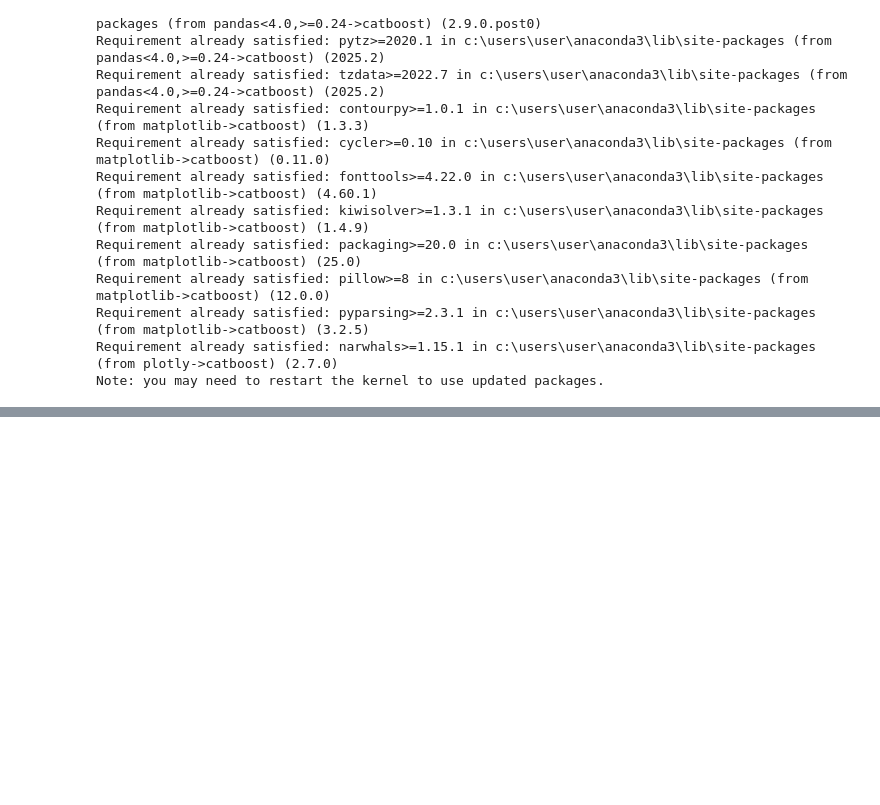
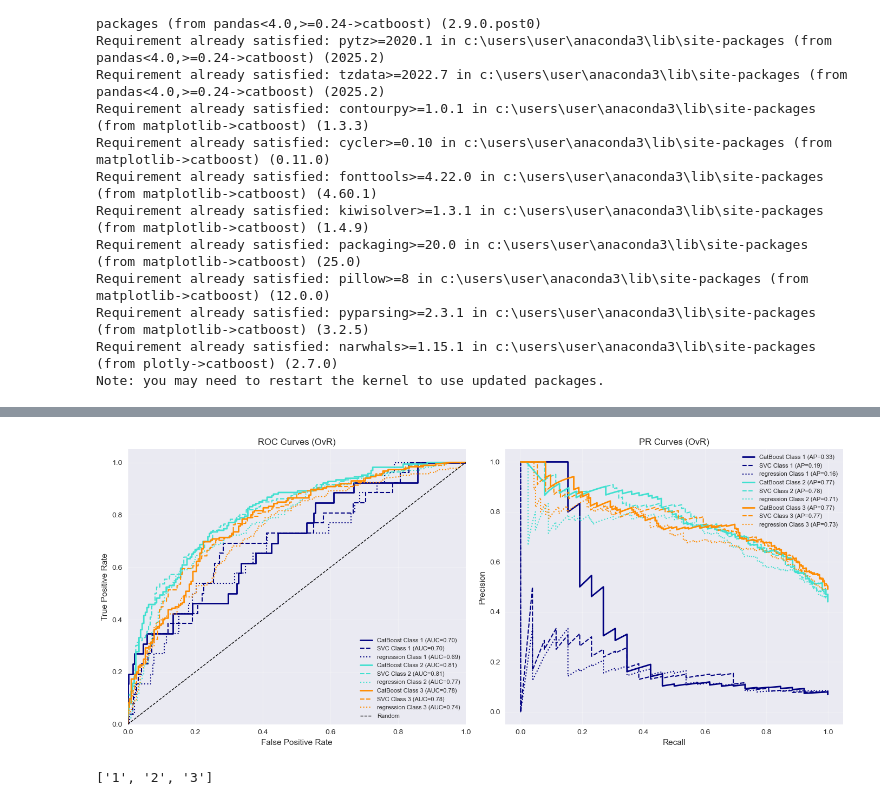
Before and after one commit to Megamozkul/test-repository, a Jupyter notebook: dz13.ipynb, the cells around one changed output, grey strips where cells are left out. Cells and saved outputs as stored; diff of their text form; code cells hidden in the pictures; blank space fills up the shorter version.

```diff
--- a/dz13.ipynb
+++ b/dz13.ipynb
@@ -131,4 +122,4 @@ df
 # %%
 ##Преобразовать датасет в TF-IDF, поделить на треин-тест и спрогнозировать моделью SVM
 X = df['tweet']
-y = df['user']
+y = df['SENTIMENT']
@@ -487,0 +548,18 @@ Test F1 macro: 0.333341460480608
+# %%
+print("\n--- CatBoost ---")
+print(f"ROC-AUC (macro): {np.mean(auc_cat):.4f}")
+print(f"AP (macro):      {np.mean(ap_cat):.4f}")
+for i, (a, p) in enumerate(zip(auc_cat, ap_cat)):
+    print(f"Class {classes[i]}: ROC-AUC={a:.4f}, AP={p:.4f}")
+
+print("\n--- SVC ---")
+print(f"ROC-AUC (macro): {np.mean(auc_svc):.4f}")
+print(f"AP (macro):      {np.mean(ap_svc):.4f}")
+for i, (a, p) in enumerate(zip(auc_svc, ap_svc)):
+    print(f"Class {classes[i]}: ROC-AUC={a:.4f}, AP={p:.4f}")
+
+print("\n--- Logistic regression ---")
+print(f"ROC-AUC (macro): {np.mean(auc_reg):.4f}")
+print(f"AP (macro):      {np.mean(ap_reg):.4f}")
+for i, (a, p) in enumerate(zip(auc_reg, ap_reg)):
+    print(f"Class {classes[i]}: ROC-AUC={a:.4f}, AP={p:.4f}")
@@ -487,0 +587,56 @@ Test F1 macro: 0.333341460480608
+# %%
+##AP и PR-кривые
+plt.style.use('seaborn-v0_8')
+fig, axs = plt.subplots(1, 2, figsize=(14, 6))
+colors = cycle(['navy', 'turquoise', 'darkorange', 'cornflowerblue', 'teal'])
+
+# ROC
+ax = axs[0]
+for i, color in zip(range(n_classes), colors):
+    fpr_cat, tpr_cat, _ = roc_curve(y_test_bin[:, i], y_pred_proba_cat[:, i])
+    ax.plot(fpr_cat, tpr_cat, color=color, lw=2,
+            label=f'CatBoost Class {classes[i]} (AUC={auc_cat[i]:.2f})')
+
+    fpr_svc, tpr_svc, _ = roc_curve(y_test_bin[:, i], y_pred_proba_svc[:, i])
+    ax.plot(fpr_svc, tpr_svc, color=color, lw=1.5, linestyle='--',
+            label=f'SVC Class {classes[i]} (AUC={auc_svc[i]:.2f})')
+
+    fpr_reg, tpr_reg, _ = roc_curve(y_test_bin[:, i], y_pred_proba_reg[:, i])
+    ax.plot(fpr_reg, tpr_reg, color=color, lw=1.5, linestyle=':',
+            label=f'regression Class {classes[i]} (AUC={auc_reg[i]:.2f})')
+
+ax.plot([0, 1], [0, 1], 'k--', lw=1, label='Random')
+ax.set_xlim([0.0, 1.0])
+ax.set_ylim([0.0, 1.05])
+ax.set_xlabel('False Positive Rate')
+ax.set_ylabel('True Positive Rate')
+ax.set_title('ROC Curves (OvR)')
+ax.legend(loc="lower right", fontsize=8)
+ax.grid(alpha=0.3)
+
+# PR
+ax = axs[1]
+colors = cycle(['navy', 'turquoise', 'darkorange', 'cornflowerblue', 'teal'])
+for i, color in zip(range(n_classes), colors):
+    prec_cat, rec_cat, _ = precision_recall_curve(y_test_bin[:, i], y_pred_proba_cat[:, i])
+    ax.plot(rec_cat, prec_cat, color=color, lw=2,
+            label=f'CatBoost Class {classes[i]} (AP={ap_cat[i]:.2f})')
+
+    prec_svc, rec_svc, _ = precision_recall_curve(y_test_bin[:, i], y_pred_proba_svc[:, i])
+    ax.plot(rec_svc, prec_svc, color=color, lw=1.5, linestyle='--',
+            label=f'SVC Class {classes[i]} (AP={ap_svc[i]:.2f})')
+
+    prec_reg, rec_reg, _ = precision_recall_curve(y_test_bin[:, i], y_pred_proba_reg[:, i])
+    ax.plot(rec_reg, prec_reg, color=color, lw=1.5, linestyle=':',
+            label=f'regression Class {classes[i]} (AP={ap_reg[i]:.2f})')
+
+ax.set_xlabel('Recall')
+ax.set_ylabel('Precision')
+ax.set_title('PR Curves (OvR)')
+ax.legend(loc="best", fontsize=8)
+ax.grid(alpha=0.3)
+
+plt.tight_layout()
+plt.show()
+# %% [output]
+[figure, added]
@@ -487,0 +656,4 @@ Test F1 macro: 0.333341460480608
+# %%
+classes
+# %% [output]
+['1', '2', '3']
```
Also changed, not shown: parts of 39 cells of this notebook.
